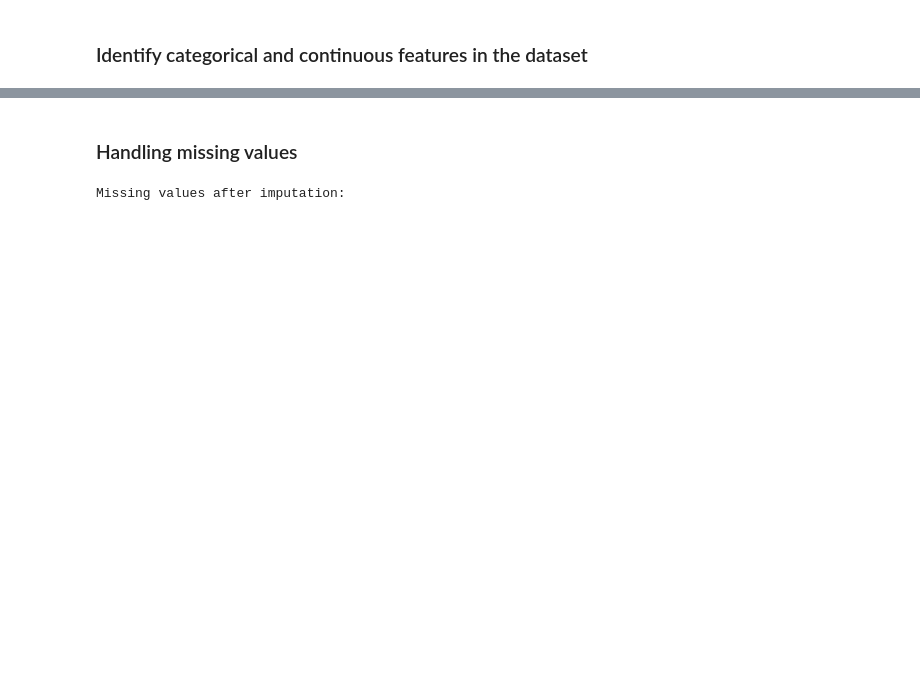
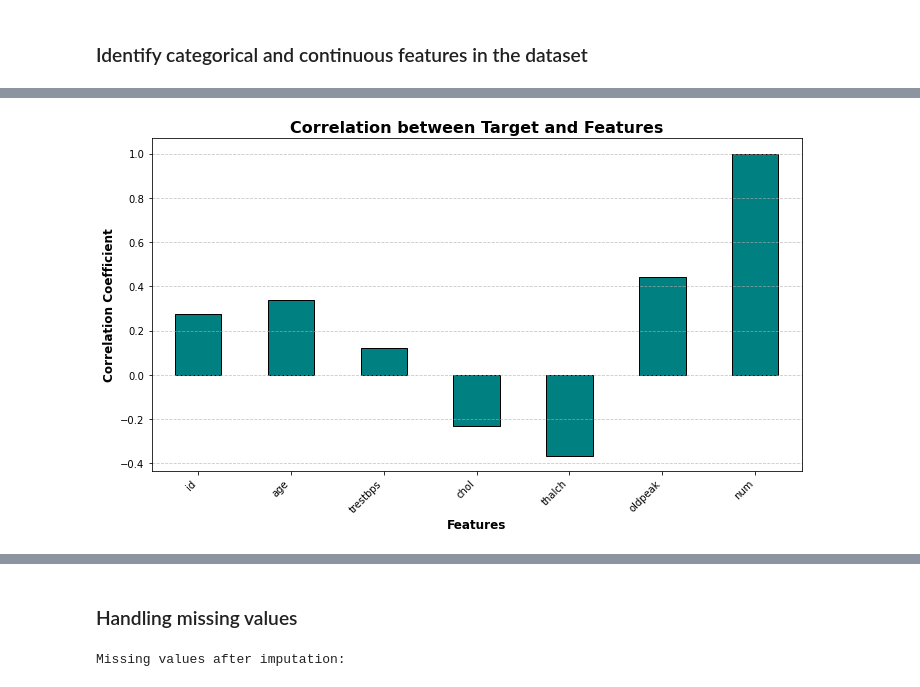
Before and after one commit to VivakaNand/LazyFCA_BigProject_OSDA_HA3, a Jupyter notebook: Binarized_Data_LazyFCA_BigPtoject.ipynb, the cells around one changed output, grey strips where cells are left out. Cells and saved outputs as stored; diff of their text form; code cells hidden in the pictures; blank space fills up the shorter version.

```diff
--- a/Binarized_Data_LazyFCA_BigPtoject.ipynb
+++ b/Binarized_Data_LazyFCA_BigPtoject.ipynb
@@ -205,0 +245,20 @@ Name: thal, dtype: int64
+# %%
+# Ensure X and y are numeric for correlation computation
+numeric_X = df.select_dtypes(include=['number'])  # Select only numeric features
+y = df['num']  # Replace 'target' with your actual target column name
+
+# Calculate correlations
+correlations = numeric_X.corrwith(y)
+
+# Plot correlations
+plt.figure(figsize=(10, 6))
+correlations.plot(kind='bar', color='teal', edgecolor='black')
+plt.title('Correlation between Target and Features', fontsize=16, weight='bold')
+plt.xlabel('Features', fontsize=12, weight='bold')
+plt.ylabel('Correlation Coefficient', fontsize=12, weight='bold')
+plt.xticks(rotation=45, ha='right')  # Rotate feature names for readability
+plt.grid(axis='y', linestyle='--', alpha=0.7)
+plt.tight_layout()
+plt.show()
+# %% [output]
+[figure, added]
```
Also changed, not shown: parts of 69 cells of this notebook.
